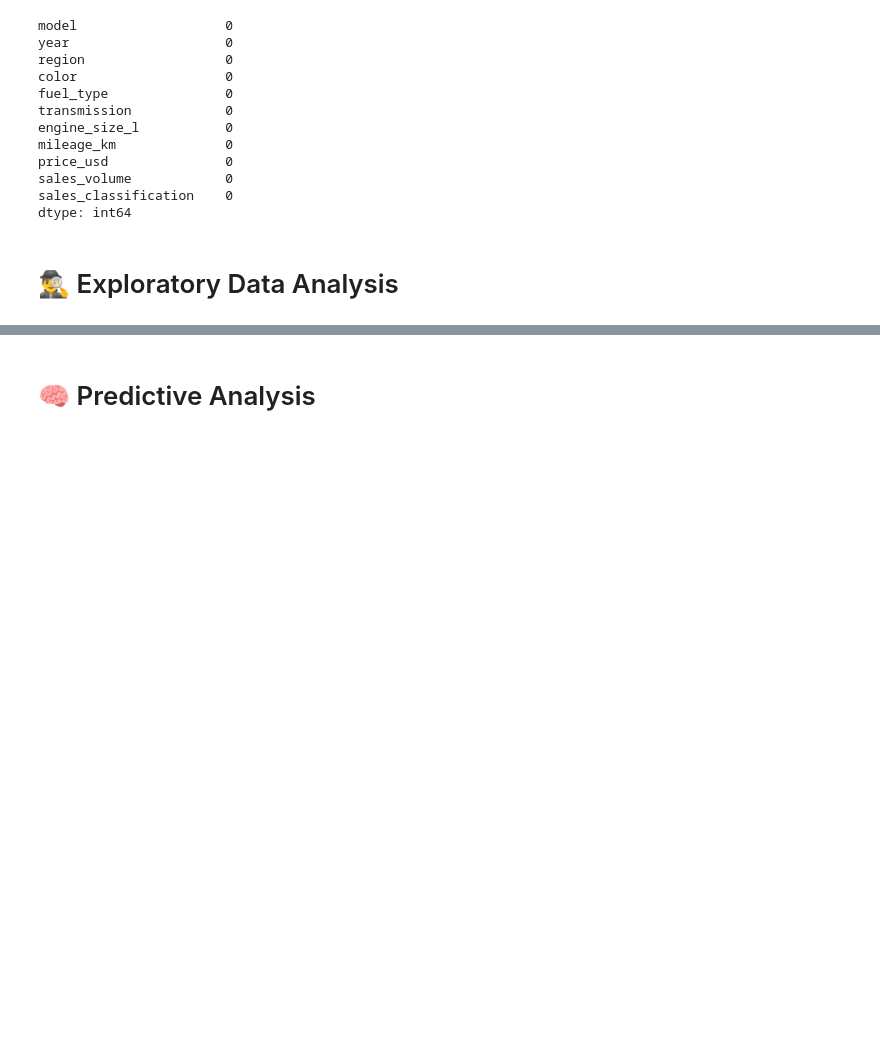
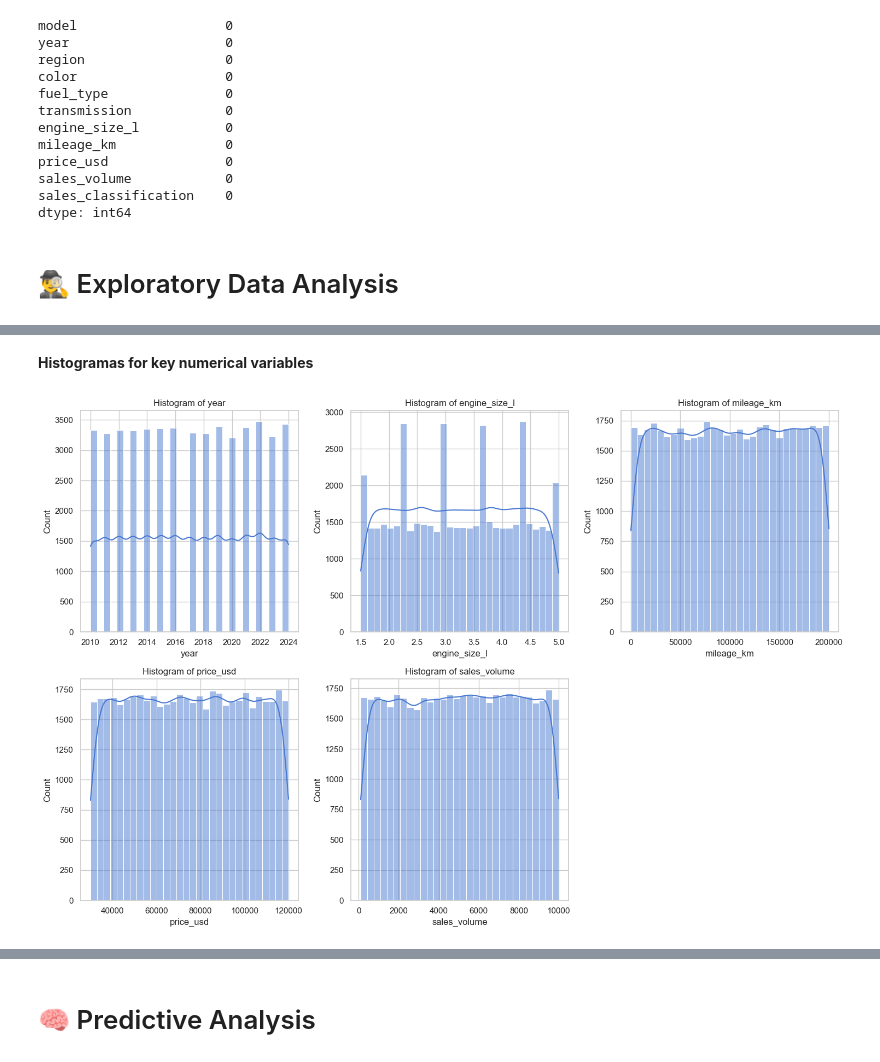
Before and after one commit to DiffelVIA/bmw_sales_analysis_and_prediction, a Jupyter notebook: bmmw_sales_analysis.ipynb, the cells around one changed output, grey strips where cells are left out. Cells and saved outputs as stored; diff of their text form; code cells hidden in the pictures; blank space fills up the shorter version.

```diff
--- a/bmmw_sales_analysis.ipynb
+++ b/bmmw_sales_analysis.ipynb
@@ -112,0 +137,13 @@ for col in categorical_cols:
+# %% [markdown]
+**Histogramas for key numerical variables**
+# %%
+numeric_features = ['year','engine_size_l','mileage_km','price_usd','sales_volume']
+plt.figure(figsize=(15,10))
+for i, feature in enumerate(numeric_features):
+    plt.subplot(2, 3, i+1)
+    sns.histplot(df[feature], kde=True, bins=30)
+    plt.title(f'Histogram of {feature}')
+plt.tight_layout()
+plt.show()
+# %% [output]
+[figure, added]
```
Also changed, not shown: parts of 7 cells of this notebook.
